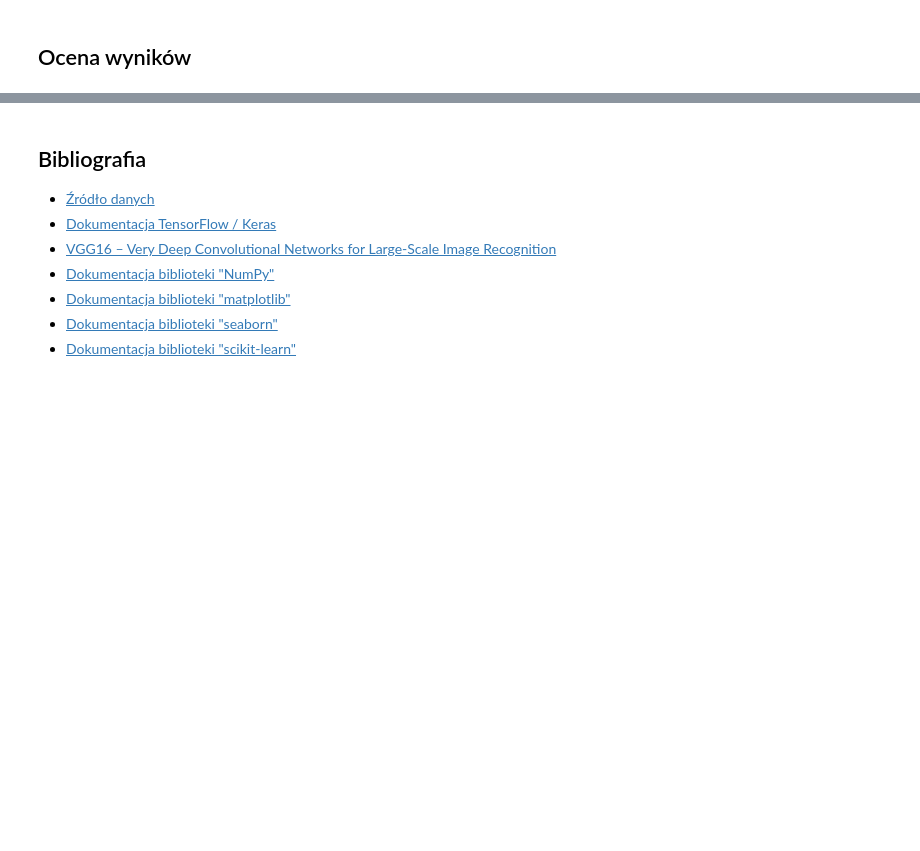
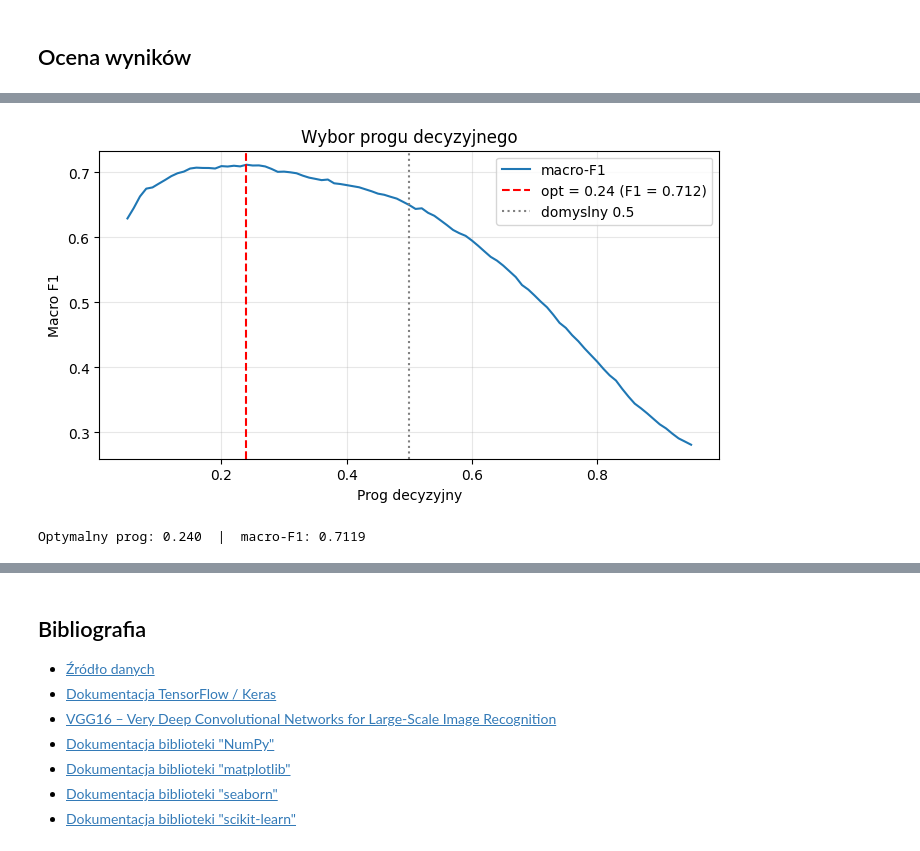
Before and after one commit to sdrapinski/Leukemia-multimedia-analysis, a Jupyter notebook: mainCnn.ipynb, the cells around one changed output, grey strips where cells are left out. Saved outputs shown, nothing was run; the diff lists cells and outputs as text; code cells hidden in the pictures; blank space fills up the shorter version.

```diff
--- a/mainCnn.ipynb
+++ b/mainCnn.ipynb
@@ -416,0 +554,29 @@ białaczki jest najkosztowniejszym błędem.
+# %%
+# ---- Szukanie progu maksymalizujacego macro-F1 ----
+candidate_thresholds = np.linspace(0.05, 0.95, 91)
+macro_f1_scores = []
+for t in candidate_thresholds:
+    y_t = (y_pred_prob >= t).astype(int)
+    macro_f1_scores.append(f1_score(y_true, y_t, average="macro"))
+
+best_idx = int(np.argmax(macro_f1_scores))
+best_threshold = float(candidate_thresholds[best_idx])
+best_macro_f1 = float(macro_f1_scores[best_idx])
+
+plt.figure(figsize=(8, 4))
+plt.plot(candidate_thresholds, macro_f1_scores, label="macro-F1")
+plt.axvline(best_threshold, color="red", linestyle="--",
+            label=f"opt = {best_threshold:.2f} (F1 = {best_macro_f1:.3f})")
+plt.axvline(0.5, color="gray", linestyle=":", label="domyslny 0.5")
+plt.xlabel("Prog decyzyjny")
+plt.ylabel("Macro F1")
+plt.title("Wybor progu decyzyjnego")
+plt.legend()
+plt.grid(alpha=0.3)
+plt.savefig(os.path.join("output", "threshold_tuning.png"), dpi=100, bbox_inches="tight")
+plt.show()
+
+print(f"Optymalny prog: {best_threshold:.3f}  |  macro-F1: {best_macro_f1:.4f}")
+# %% [output]
+[figure, added]
+Optymalny prog: 0.240  |  macro-F1: 0.7119
```
Also changed, not shown: parts of 20 cells of this notebook, 1 other file.
